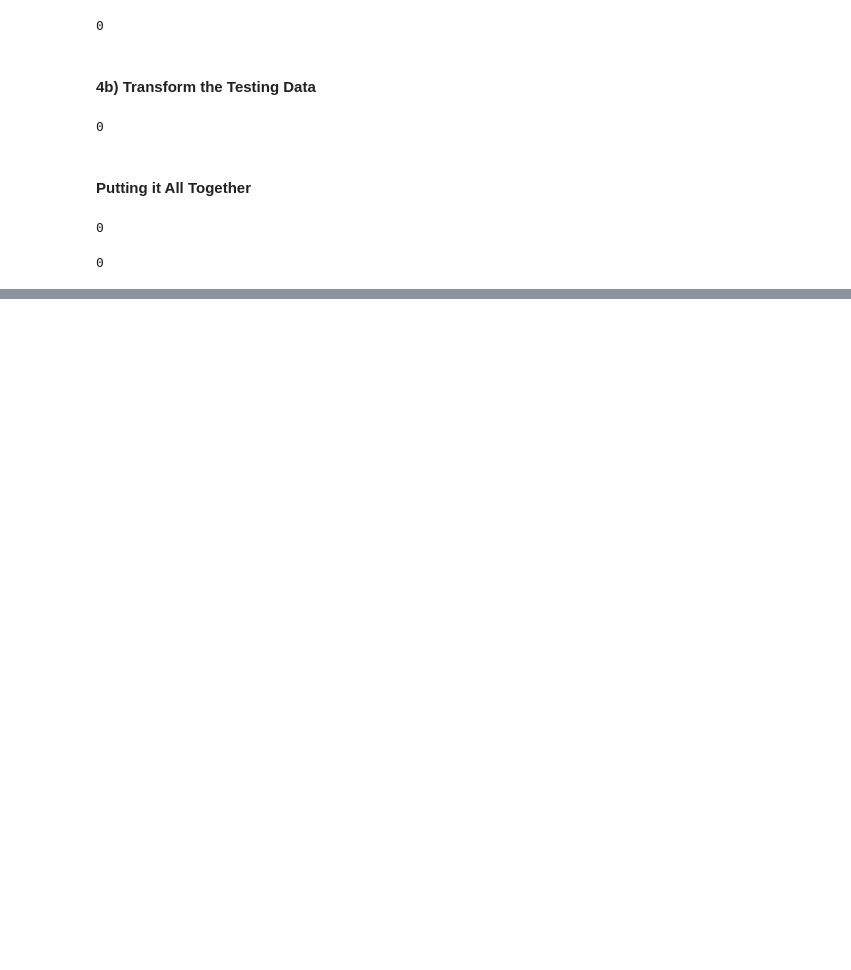
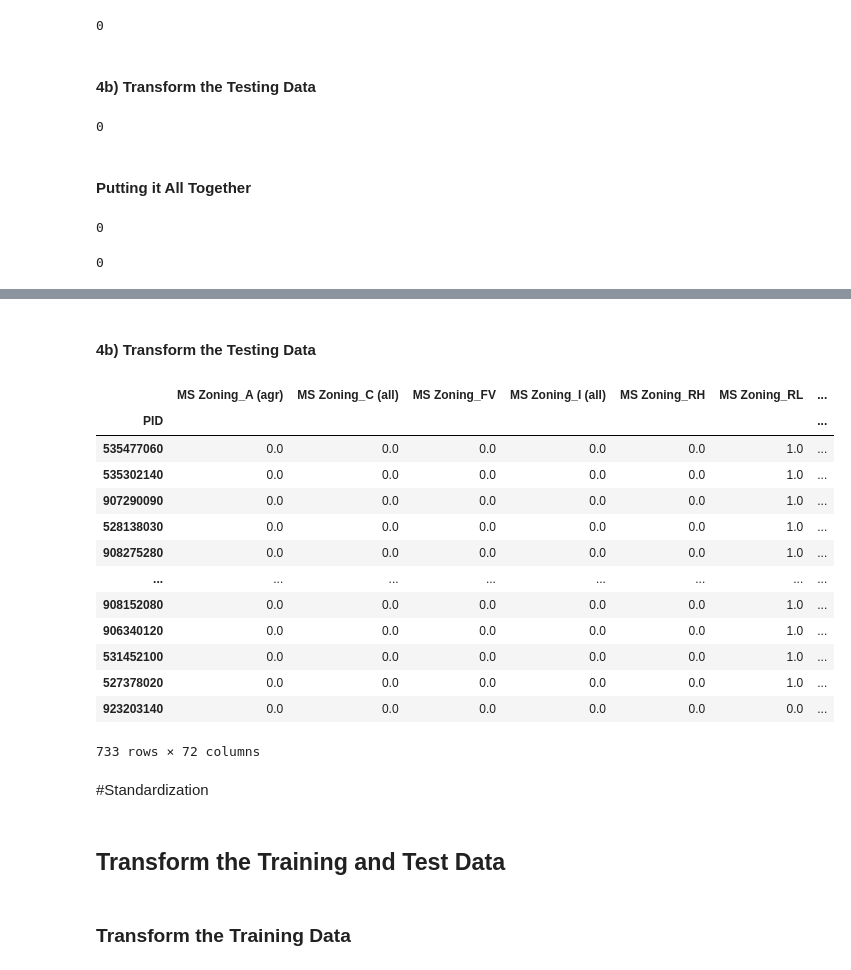
Before and after one commit to eckoecho/CodingDojo, a Jupyter notebook: Simple_Imputer.ipynb, the cells around one changed output, grey strips where cells are left out. Drawn from its saved outputs; the diff is of its cells as text; code cells hidden in the pictures; blank space fills up the shorter version.

```diff
--- a/Simple_Imputer.ipynb
+++ b/Simple_Imputer.ipynb
@@ -309,0 +466,27 @@ X_test_cat_imputed.isna().sum().sum()
+# %% [markdown]
+#### 4b) Transform the Testing Data
+# %%
+# Transform the testing data
+X_test_cat_ohe = ohe_encoder.transform(X_test_cat_imputed[ohe_cols])
+X_test_cat_ohe
+# %% [output]
+|  | MS Zoning_A (agr) | MS Zoning_C (all) | MS Zoning_FV | MS Zoning_I (all) | MS Zoning_RH | MS Zoning_RL | ... |
+| PID |  |  |  |  |  |  | ... |
+| 535477060 | 0.0 | 0.0 | 0.0 | 0.0 | 0.0 | 1.0 | ... |
+| 535302140 | 0.0 | 0.0 | 0.0 | 0.0 | 0.0 | 1.0 | ... |
+| 907290090 | 0.0 | 0.0 | 0.0 | 0.0 | 0.0 | 1.0 | ... |
+| 528138030 | 0.0 | 0.0 | 0.0 | 0.0 | 0.0 | 1.0 | ... |
+| 908275280 | 0.0 | 0.0 | 0.0 | 0.0 | 0.0 | 1.0 | ... |
+| ... | ... | ... | ... | ... | ... | ... | ... |
+| 908152080 | 0.0 | 0.0 | 0.0 | 0.0 | 0.0 | 1.0 | ... |
+| 906340120 | 0.0 | 0.0 | 0.0 | 0.0 | 0.0 | 1.0 | ... |
+| 531452100 | 0.0 | 0.0 | 0.0 | 0.0 | 0.0 | 1.0 | ... |
+| 527378020 | 0.0 | 0.0 | 0.0 | 0.0 | 0.0 | 1.0 | ... |
+| 923203140 | 0.0 | 0.0 | 0.0 | 0.0 | 0.0 | 0.0 | ... |
+733 rows × 72 columns
+# %% [markdown]
+#Standardization
+# %% [markdown]
+## Transform the Training and Test Data
+# %% [markdown]
+### Transform the Training Data
```
Also changed, not shown: parts of 49 cells of this notebook.
